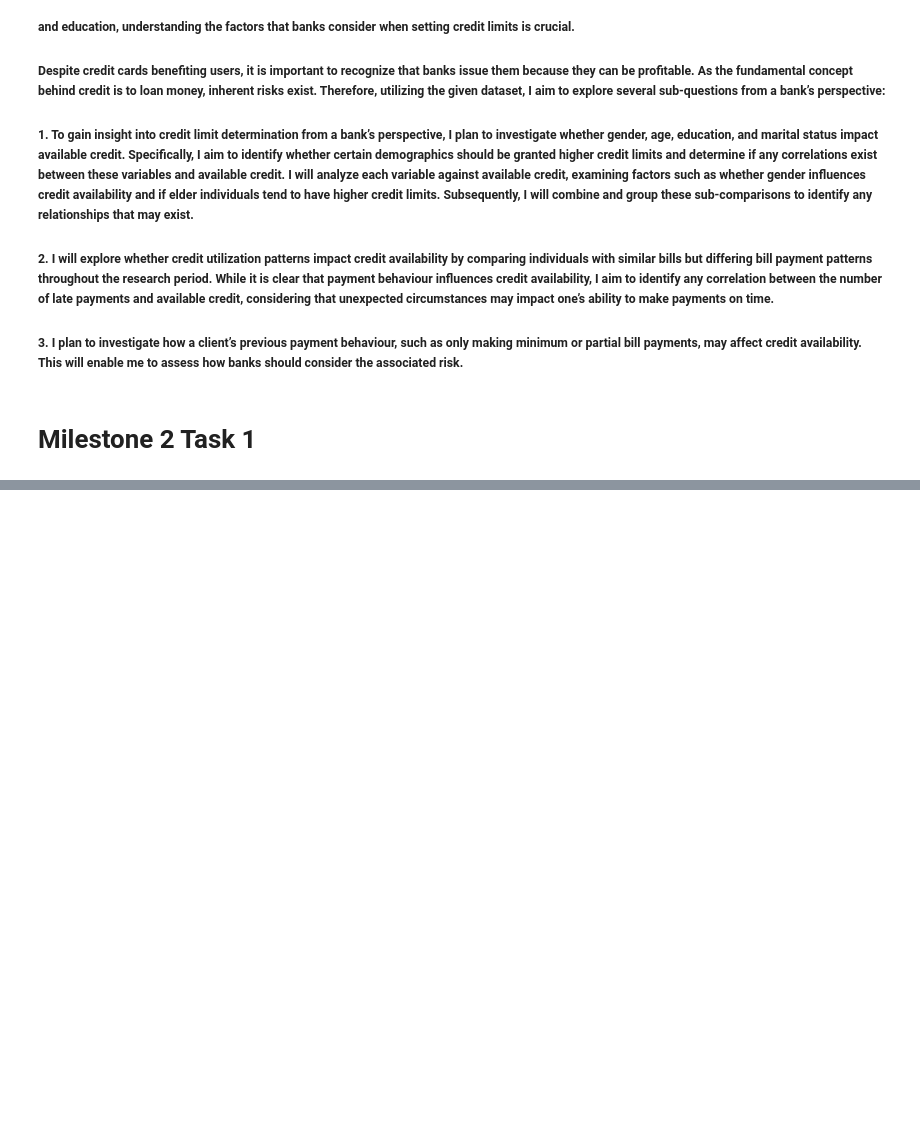
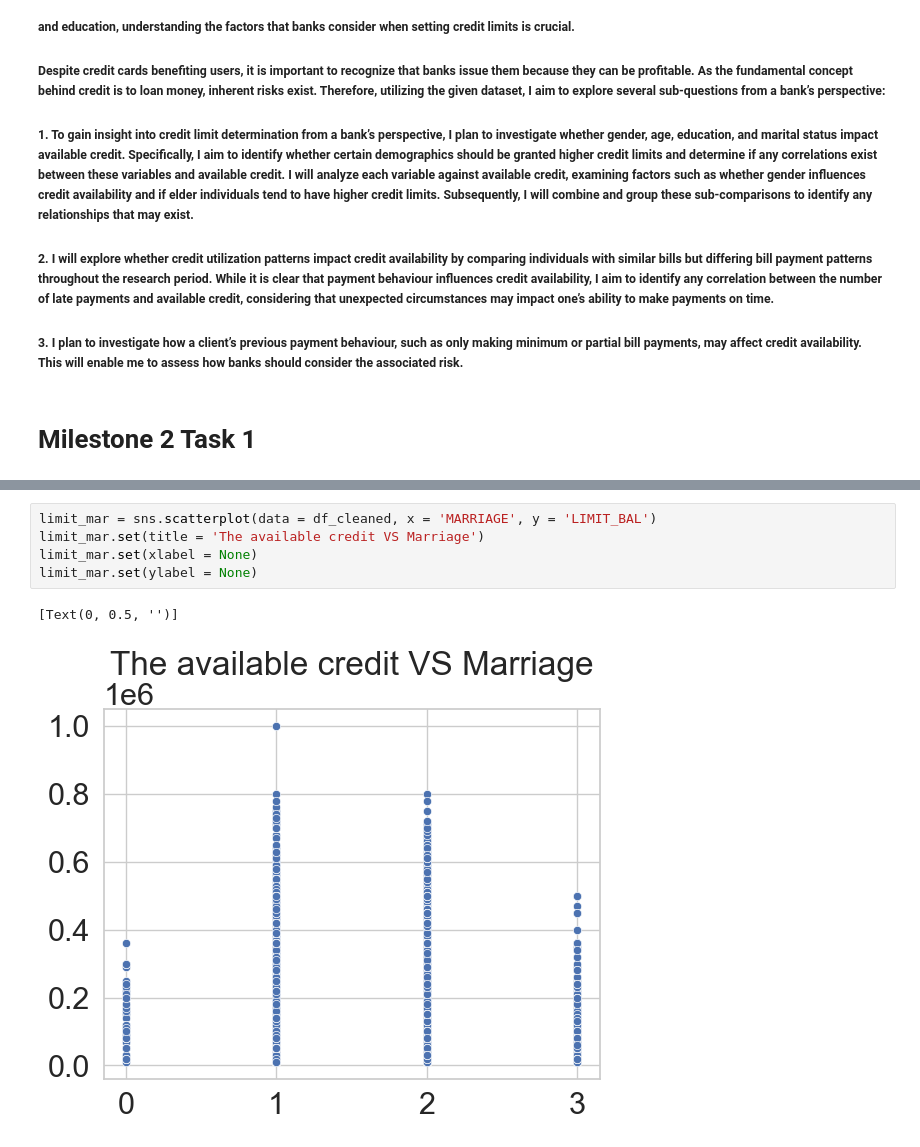
Before and after one commit to ubco-W2022T2-data301/project-group-group27, a Jupyter notebook: analysis/analysis_Betty.ipynb, the cells around one changed output, grey strips where cells are left out. Drawn from its saved outputs; the diff is of its cells as text; blank space fills up the shorter version.

```diff
--- a/analysis/analysis_Betty.ipynb
+++ b/analysis/analysis_Betty.ipynb
@@ -34,0 +249,8 @@ df.drop("Unnamed: 0",axis=1)
+# %%
+limit_mar = sns.scatterplot(data = df_cleaned, x = 'MARRIAGE', y = 'LIMIT_BAL')
+limit_mar.set(title = 'The available credit VS Marriage')
+limit_mar.set(xlabel = None)
+limit_mar.set(ylabel = None)
+# %% [output]
+[Text(0, 0.5, '')]
+[figure, added]
```
Also changed, not shown: parts of 23 cells of this notebook.
